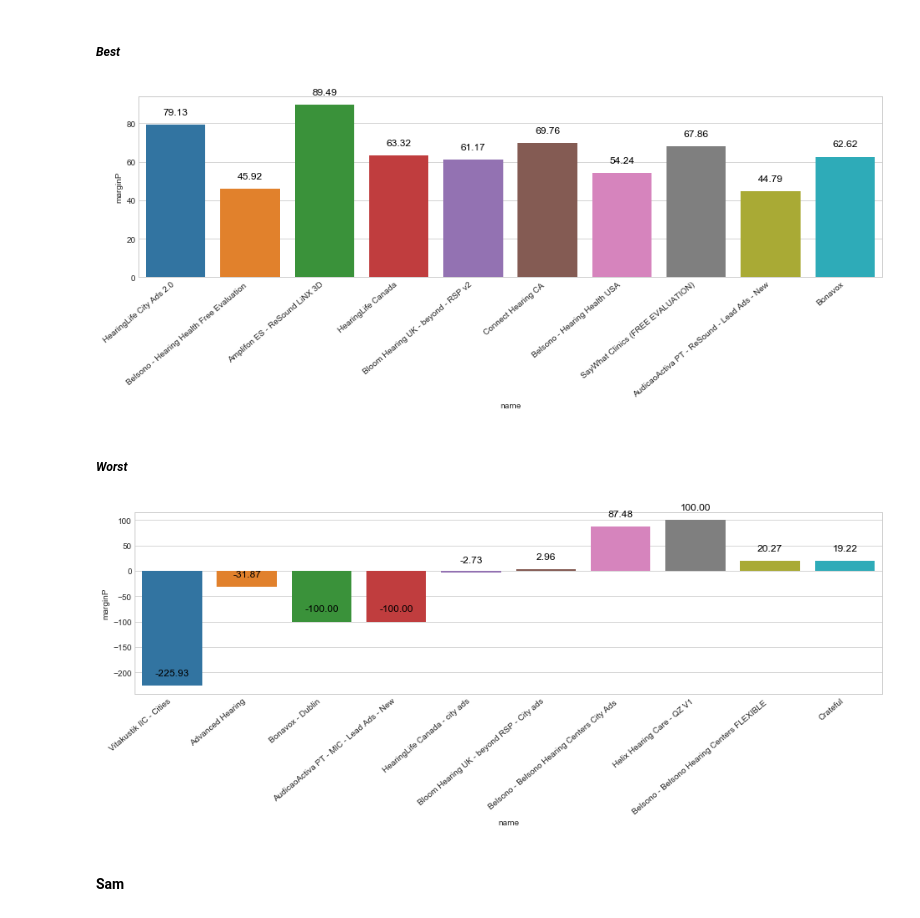
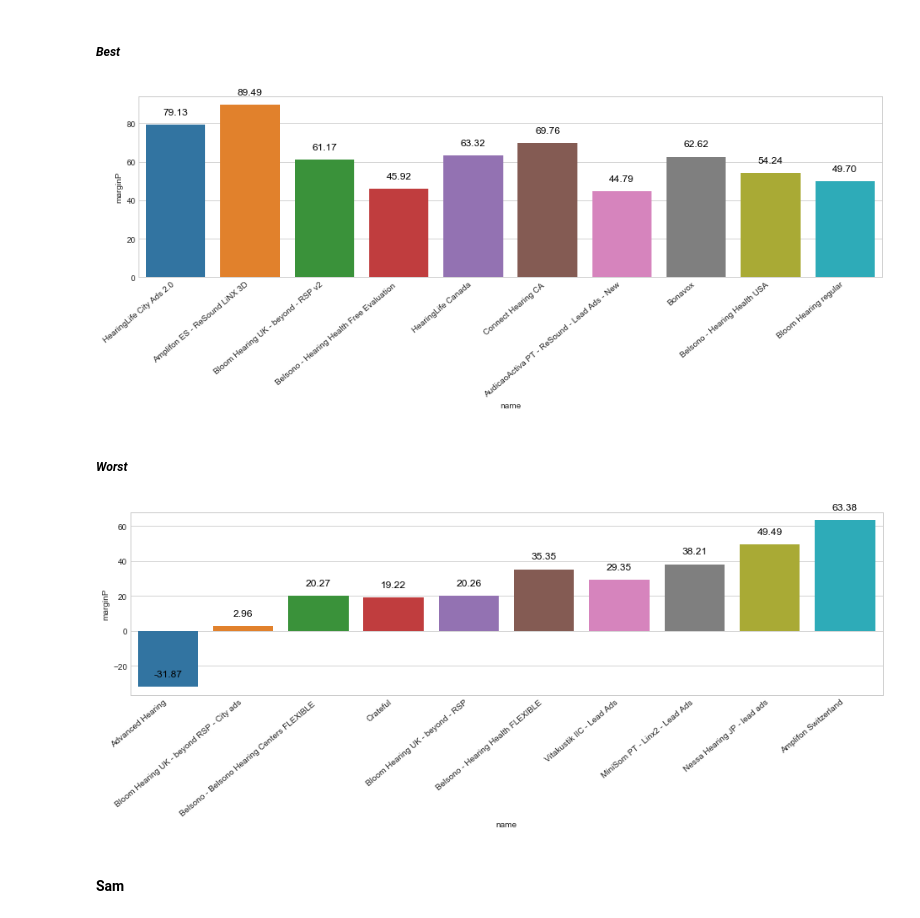
Before and after one commit to dirtyjackeen/GIT, a Jupyter notebook: 25_wt.ipynb, the cells around one changed output. Cells and saved outputs as stored; diff of their text form; code cells hidden in the pictures.

```diff
--- a/25_wt.ipynb
+++ b/25_wt.ipynb
@@ -255,7 +259,7 @@ for p in ha.patches:
 ##### *Worst*
 # %%
 plt.pyplot.figure(figsize=(16,4))
-ha=sns.barplot(x="name", y="marginP", data=df_campaign.loc[df_campaign["marketer_name"]=="Jeanine de Konnigh"].nsmallest(10,'margin'), capsize=.2, errwidth=.6)
+ha=sns.barplot(x="name", y="marginP", data=df_jeanine.loc[df_jeanine["leads"]>2].nsmallest(10,'converted'), capsize=.2, errwidth=.6)
 ha.set_xticklabels(ha.get_xticklabels(), rotation=40, ha="right")
 for p in ha.patches:
              ha.annotate("%.2f" % p.get_height(), (p.get_x() + p.get_width() / 2., p.get_height()),
@@ -268,8 +272,9 @@ for p in ha.patches:
 # %% [markdown]
 ##### *Best*
 # %%
+df_daniela=df_campaign.loc[df_campaign["marketer_name"]=="Daniela Jacobo Gallardo"]
 plt.pyplot.figure(figsize=(16,4))
-ha=sns.barplot(x="name", y="marginP", data=df_campaign.loc[df_campaign["marketer_name"]=="Daniela Jacobo Gallardo"].nlargest(10,'margin'), capsize=.2, errwidth=.6)
+ha=sns.barplot(x="name", y="marginP", data=df_daniela.nlargest(10,'converted'), capsize=.2, errwidth=.6)
 ha.set_xticklabels(ha.get_xticklabels(), rotation=40, ha="right")
 for p in ha.patches:
              ha.annotate("%.2f" % p.get_height(), (p.get_x() + p.get_width() / 2., p.get_height()),
@@ -281,7 +286,7 @@ for p in ha.patches:
 ##### *Worst*
 # %%
 plt.pyplot.figure(figsize=(16,4))
-ha=sns.barplot(x="name", y="marginP", data=df_campaign.loc[df_campaign["marketer_name"]=="Daniela Jacobo Gallardo"].nsmallest(10,'margin'), capsize=.2, errwidth=.6)
+ha=sns.barplot(x="name", y="marginP", data=df_daniela.loc[df_daniela["leads"]>2].nsmallest(10,'converted'), capsize=.2, errwidth=.6)
 ha.set_xticklabels(ha.get_xticklabels(), rotation=40, ha="right")
 for p in ha.patches:
              ha.annotate("%.2f" % p.get_height(), (p.get_x() + p.get_width() / 2., p.get_height()),
@@ -294,27 +299,28 @@ for p in ha.patches:
 # %% [markdown]
 ##### *Best*
 # %%
+df_rob=df_campaign.loc[df_campaign["marketer_name"]=="Rob Ransome"]
 plt.pyplot.figure(figsize=(16,4))
-ha=sns.barplot(x="name", y="marginP", data=df_campaign.loc[df_campaign["marketer_name"]=="Rob Ransome"].nlargest(10,'margin'), capsize=.2, errwidth=.6)
+ha=sns.barplot(x="name", y="marginP", data=df_rob.nlargest(10,'converted'), capsize=.2, errwidth=.6)
 ha.set_xticklabels(ha.get_xticklabels(), rotation=40, ha="right")
 for p in ha.patches:
              ha.annotate("%.2f" % p.get_height(), (p.get_x() + p.get_width() / 2., p.get_height()),
                  ha="center", va="center", fontsize=12, color="black", xytext=(0, 15),
                  textcoords="offset points")
 # %% [output]
-[figure, old version]
+[figure, new version]
 # %% [markdown]
 ##### *Worst*
 # %%
 plt.pyplot.figure(figsize=(16,4))
-ha=sns.barplot(x="name", y="marginP", data=df_campaign.loc[df_campaign["marketer_name"]=="Rob Ransome"].nsmallest(10,'margin'), capsize=.2, errwidth=.6)
+ha=sns.barplot(x="name", y="marginP", data=df_rob.loc[df_rob["leads"]>2].nsmallest(10,'converted'), capsize=.2, errwidth=.6)
 ha.set_xticklabels(ha.get_xticklabels(), rotation=40, ha="right")
 for p in ha.patches:
              ha.annotate("%.2f" % p.get_height(), (p.get_x() + p.get_width() / 2., p.get_height()),
                  ha="center", va="center", fontsize=12, color="black", xytext=(0, 15),
                  textcoords="offset points")
 # %% [output]
-[figure, old version]
+[figure, new version]
 # %% [markdown]
 #### Sam
 # %% [markdown]
```
Also changed, not shown: parts of 17 cells of this notebook.
